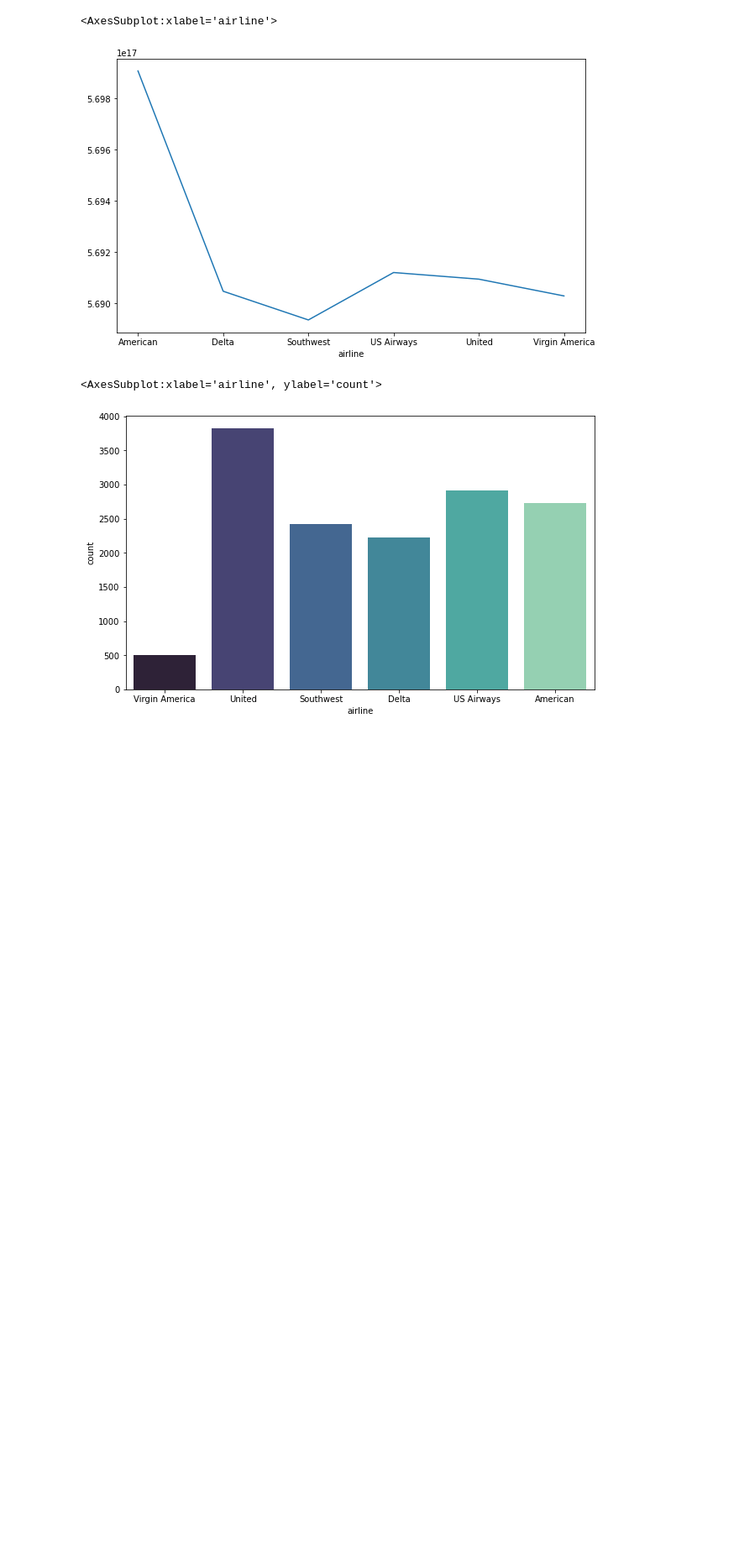
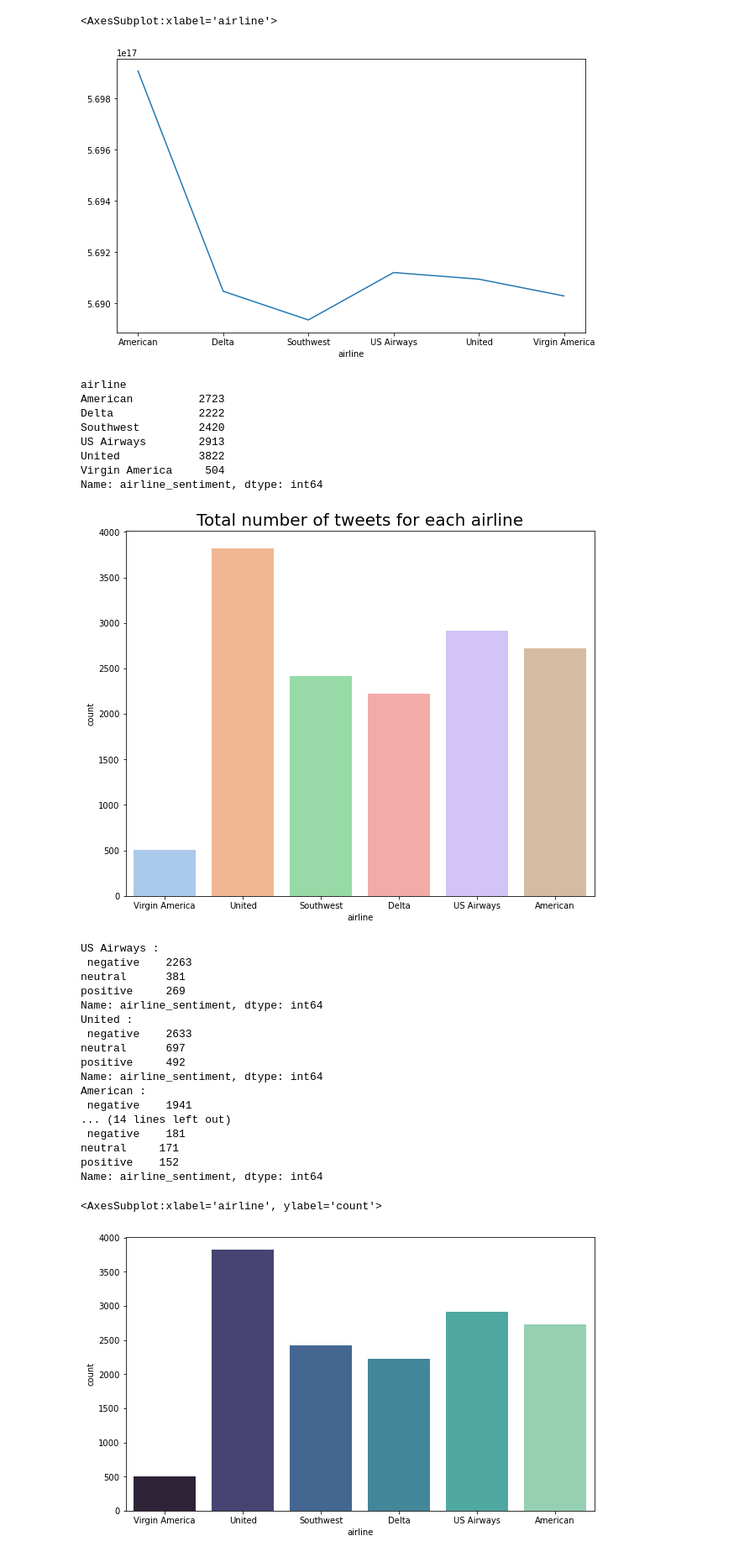
Before and after one commit to KdrDrn/04_PROJECTS, a Jupyter notebook: 21_Kaggle_NLP_Airline_Tweets_sentiment_Analysis/Kaggle_NLP_Airline_Tweets_Sentiment_Analysis.ipynb, the cells around one changed output. Shown: that part at 84% size. Drawn from its saved outputs; the diff is of its cells as text; code cells hidden in the pictures; blank space fills up the shorter version.

```diff
--- a/21_Kaggle_NLP_Airline_Tweets_sentiment_Analysis/Kaggle_NLP_Airline_Tweets_Sentiment_Analysis.ipynb
+++ b/21_Kaggle_NLP_Airline_Tweets_sentiment_Analysis/Kaggle_NLP_Airline_Tweets_Sentiment_Analysis.ipynb
@@ -379,6 +401,49 @@ Name: tweet_id, dtype: int64
 # %% [output]
 <AxesSubplot:xlabel='airline'>
 [figure]
+# %%
+# cprint("Total number of tweets for each airline :",'green')
+print(df.groupby('airline')['airline_sentiment'].count())
+
+
+
+plt.figure(figsize = (10, 8))
+ax = sns.countplot(x = 'airline', data = df, palette = 'pastel')
+ax.set_title(label = 'Total number of tweets for each airline', fontsize = 20)
+plt.show()
+
+
+# cprint("Total number of sentiment tweets for each airline :",'green')
+airlines= ['US Airways','United','American','Southwest','Delta','Virgin America']
+for i in airlines :
+    print('{} : \n'.format(i),df.loc[df.airline == i].airline_sentiment.value_counts())
+# %% [output]
+airline
+American          2723
+Delta             2222
+Southwest         2420
+US Airways        2913
+United            3822
+Virgin America     504
+Name: airline_sentiment, dtype: int64
+[figure, added]
+US Airways :
+ negative    2263
+neutral      381
+positive     269
+Name: airline_sentiment, dtype: int64
+United :
+ negative    2633
+neutral      697
+positive     492
+Name: airline_sentiment, dtype: int64
+American :
+ negative    1941
+... (14 lines left out)
+ negative    181
+neutral     171
+positive    152
+Name: airline_sentiment, dtype: int64
 # %%
 sns.countplot(x = 'airline', data = df, palette = "mako")
 # %% [output]
```
Also changed, not shown: parts of 7 cells of this notebook.
